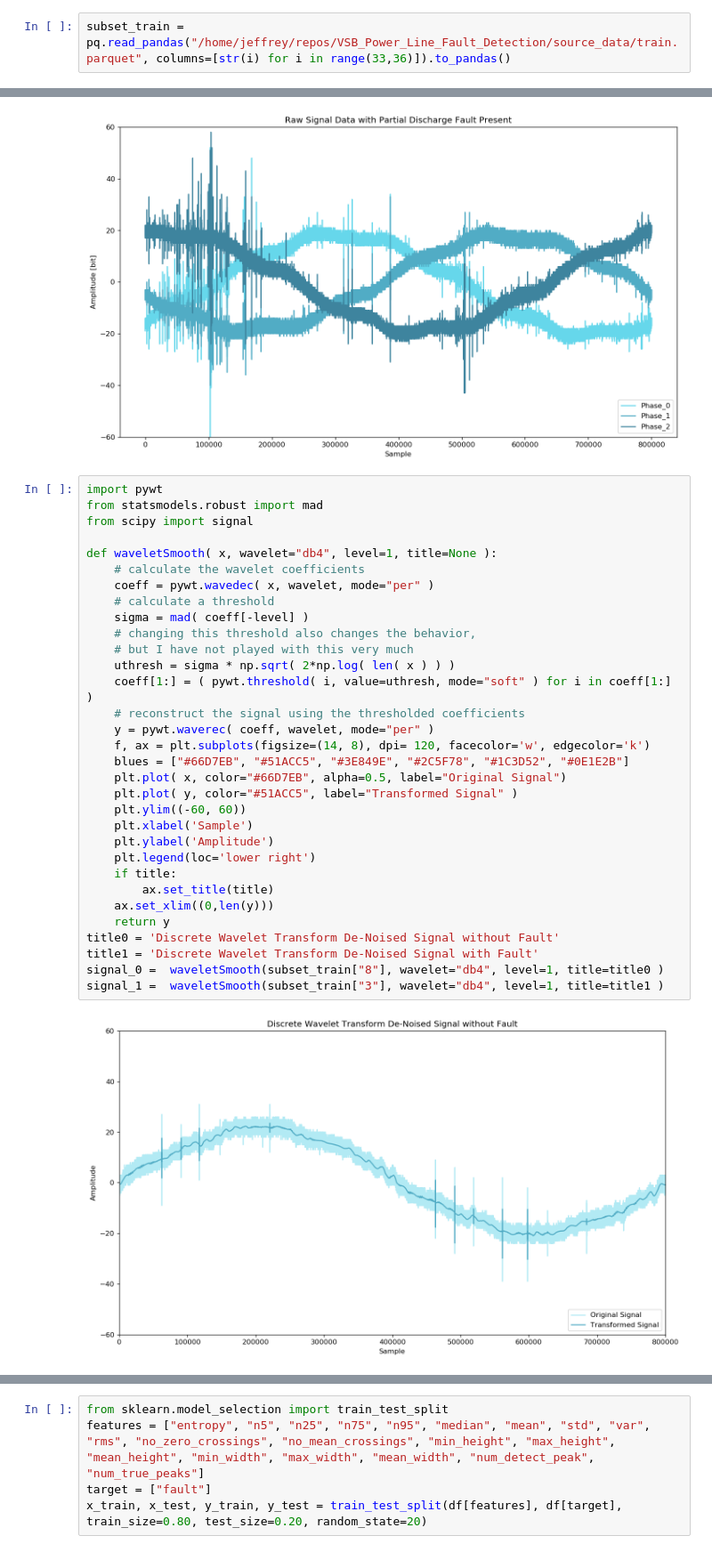
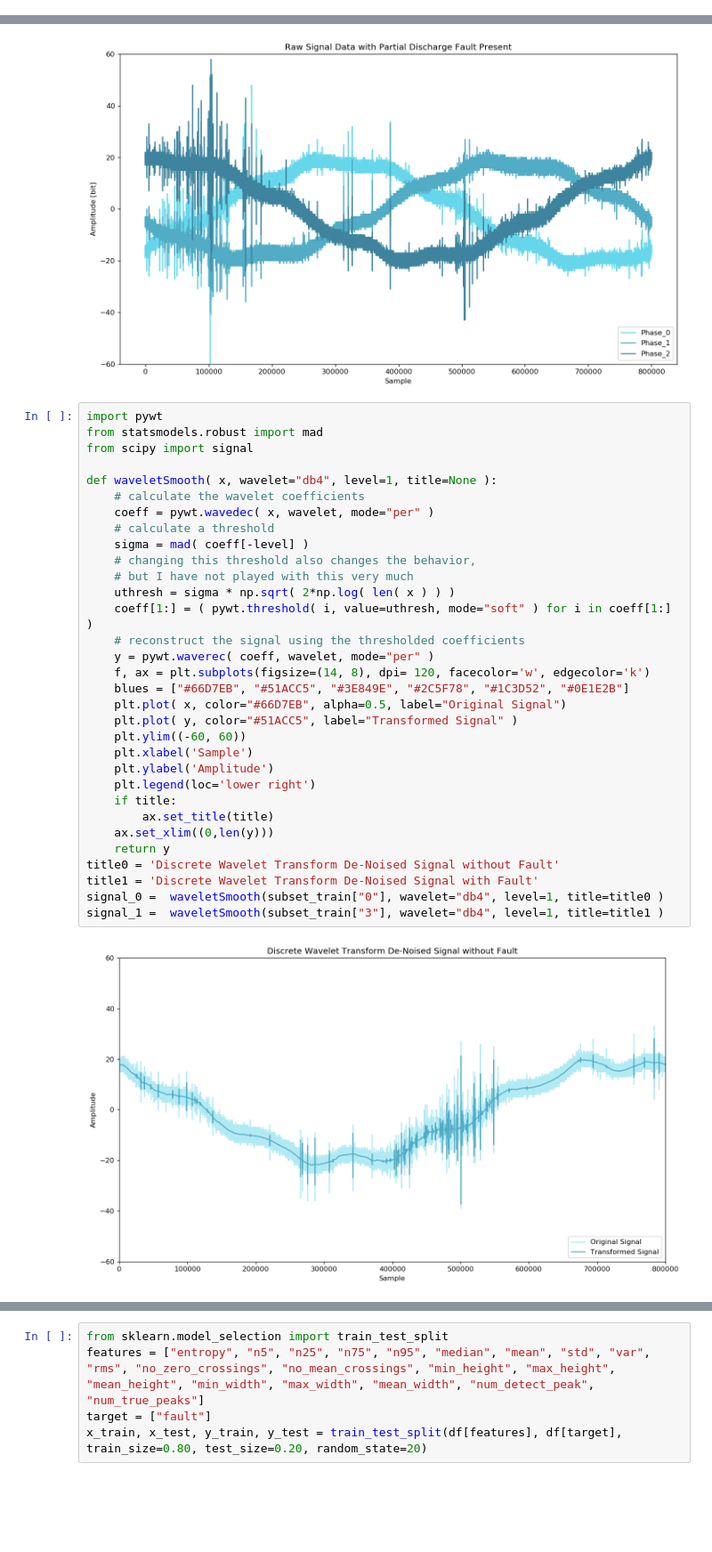
Before and after one commit to jeffreyegan/VSB_Power_Line_Fault_Detection, a Jupyter notebook: VSB_Final.ipynb, the cells around one changed output, grey strips where cells are left out. Shown at 89% size. Cells and saved outputs as stored; diff of their text form; blank space fills up the shorter version.

Commit message:
Notebooks and proof of concept to detect and process peaks in the PD Probable region

```diff
--- a/VSB_Final.ipynb
+++ b/VSB_Final.ipynb
@@ -48,8 +48,6 @@ from matplotlib import pyplot as plt
 import seaborn as sns
 # %%
 subset_train = pq.read_pandas("/home/jeffrey/repos/VSB_Power_Line_Fault_Detection/source_data/train.parquet", columns=[str(i) for i in range(9)]).to_pandas()
-# %%
-subset_train = pq.read_pandas("/home/jeffrey/repos/VSB_Power_Line_Fault_Detection/source_data/train.parquet", columns=[str(i) for i in range(33,36)]).to_pandas()
 # %%
 fig=plt.figure(figsize=(14, 8), dpi= 120, facecolor='w', edgecolor='k')
 plot_labels = ['Phase_0', 'Phase_1', 'Phase_2']
@@ -83,33 +81,33 @@ import pywt
 from statsmodels.robust import mad
 from scipy import signal
 
 def waveletSmooth( x, wavelet="db4", level=1, title=None ):
     # calculate the wavelet coefficients
     coeff = pywt.wavedec( x, wavelet, mode="per" )
     # calculate a threshold
     sigma = mad( coeff[-level] )
     # changing this threshold also changes the behavior,
     # but I have not played with this very much
     uthresh = sigma * np.sqrt( 2*np.log( len( x ) ) )
     coeff[1:] = ( pywt.threshold( i, value=uthresh, mode="soft" ) for i in coeff[1:] )
     # reconstruct the signal using the thresholded coefficients
     y = pywt.waverec( coeff, wavelet, mode="per" )
     f, ax = plt.subplots(figsize=(14, 8), dpi= 120, facecolor='w', edgecolor='k')
     blues = ["#66D7EB", "#51ACC5", "#3E849E", "#2C5F78", "#1C3D52", "#0E1E2B"]
     plt.plot( x, color="#66D7EB", alpha=0.5, label="Original Signal")
     plt.plot( y, color="#51ACC5", label="Transformed Signal" )
     plt.ylim((-60, 60))
     plt.xlabel('Sample')
     plt.ylabel('Amplitude')
     plt.legend(loc='lower right')
     if title:
         ax.set_title(title)
     ax.set_xlim((0,len(y)))
     return y
 title0 = 'Discrete Wavelet Transform De-Noised Signal without Fault'
 title1 = 'Discrete Wavelet Transform De-Noised Signal with Fault'
-signal_0 =  waveletSmooth(subset_train["8"], wavelet="db4", level=1, title=title0 )
+signal_0 =  waveletSmooth(subset_train["0"], wavelet="db4", level=1, title=title0 )
 signal_1 =  waveletSmooth(subset_train["3"], wavelet="db4", level=1, title=title1 )
 # %% [output]
-[figure, old version]
+[figure, new version]
 [figure]
```
Also changed, not shown: parts of 20 cells of this notebook, 58 other files.
